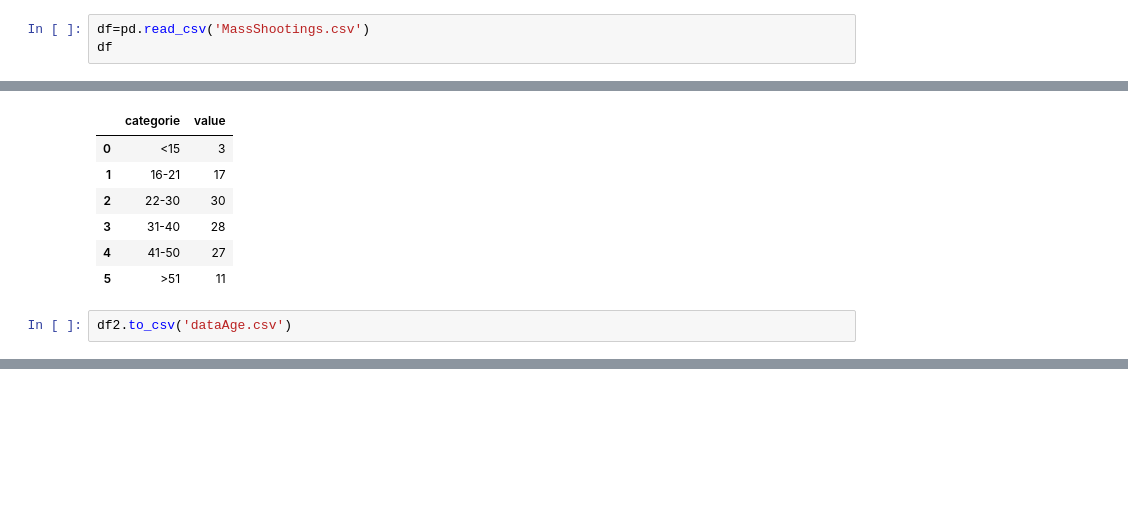
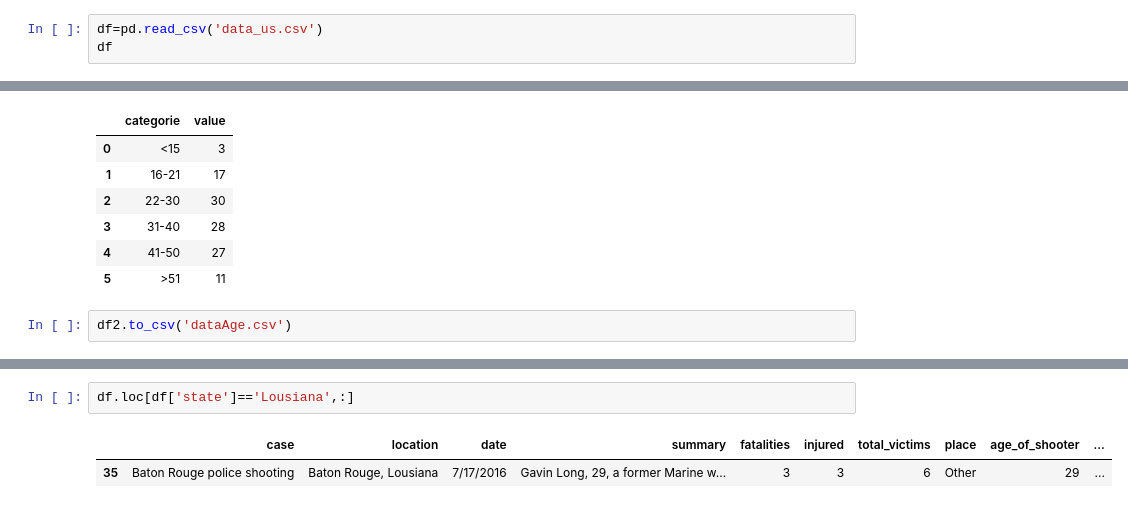
Before and after one commit to anais-ferrera/DATA732-mass-shooting, a Jupyter notebook: public/datasets/triage_dataUS.ipynb, the cells around one changed output, grey strips where cells are left out. Drawn from its saved outputs; the diff is of its cells as text; blank space fills up the shorter version.

```diff
--- a/public/datasets/triage_dataUS.ipynb
+++ b/public/datasets/triage_dataUS.ipynb
@@ -1,7 +1,7 @@
 # %%
 import pandas as pd
 # %%
-df=pd.read_csv('MassShootings.csv')
+df=pd.read_csv('data_us.csv')
 df
 # %% [output]
 |  | case | location | date | summary | fatalities | injured | total_victims | location.1 | age_of_shooter | ... |
@@ -170,0 +169,5 @@ dfArmeFinale.to_csv('dataArme.csv')
+# %%
+df.loc[df['state']=='Lousiana',:]
+# %% [output]
+|  | case | location | date | summary | fatalities | injured | total_victims | place | age_of_shooter | ... |
+| 35 | Baton Rouge police shooting | Baton Rouge, Lousiana | 7/17/2016 | Gavin Long, 29, a former Marine w... | 3 | 3 | 6 | Other | 29 | ... |
```
Also changed, not shown: parts of 14 cells of this notebook.
